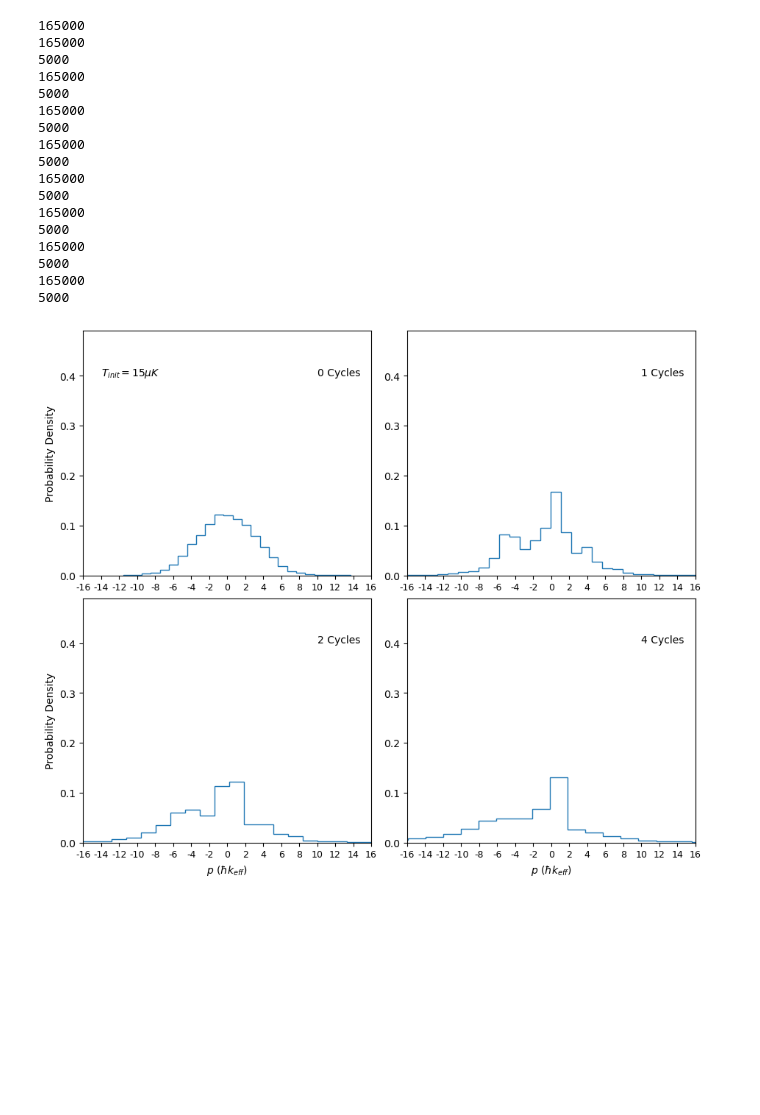
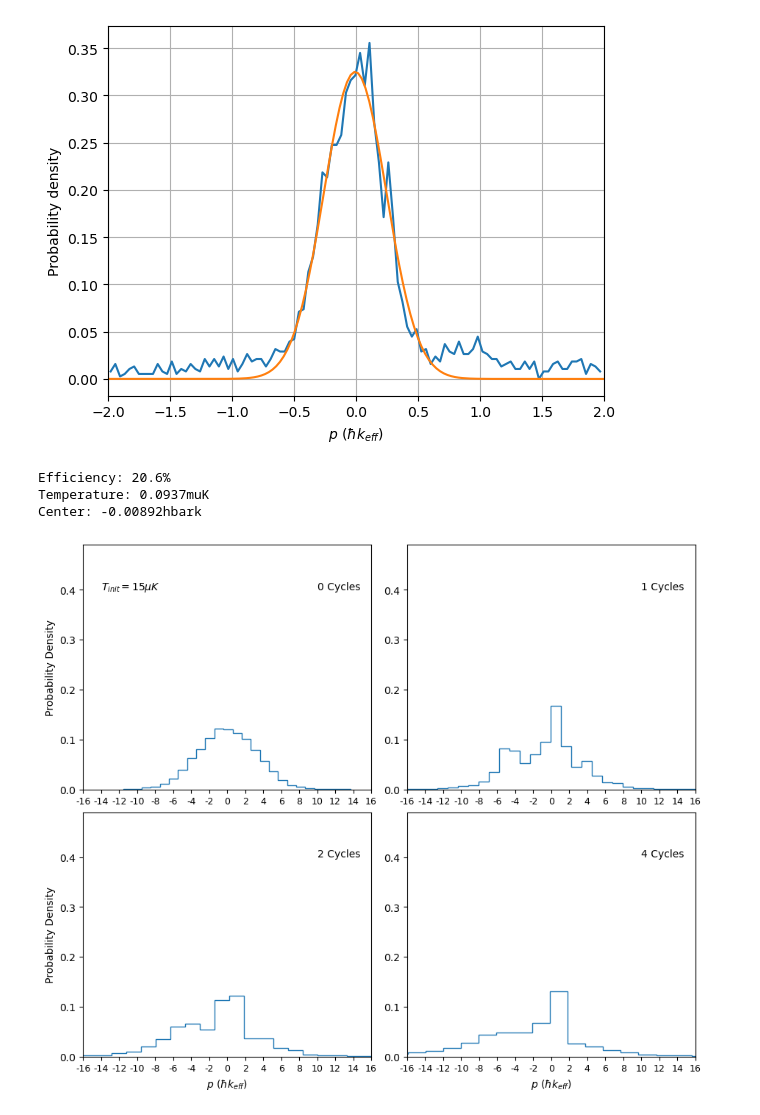
Before and after one commit to tr2g20/simulations, a Jupyter notebook: alg_cooling_2.ipynb, the cells around one changed output. Saved outputs shown, nothing was run; the diff lists cells and outputs as text; code cells hidden in the pictures; blank space fills up the shorter version.

```diff
--- a/alg_cooling_2.ipynb
+++ b/alg_cooling_2.ipynb
@@ -66,24 +88,14 @@ plot_coolingcycles_22(moms_list=moms_list, fracs_list=fracs_list, basis=basis, c
-# %%
-for mom in fracs_list:
-    print(len(mom))
-# %% [output]
-165000
-165000
-5000
-165000
-5000
-165000
-5000
-165000
-5000
-165000
-5000
-165000
-5000
-165000
-5000
-165000
-5000
+# %%
+amp, T, shift, _ = fit_gaussian(moms_list[-1], fracs=fracs_list[-1], lowlim=-2, highlim=2, nbins=2000, plot=True)
+
+print(f'Efficiency: {amp*100:.3g}%')
+print(f'Temperature: {T*1e6:.3g}muK')
+print(rf'Center: {shift:.3g}hbark')
+# %% [output]
+[figure, added]
+Efficiency: 20.6%
+Temperature: 0.0937muK
+Center: -0.00892hbark
 # %%
 fig1, axes = plt.subplots(2,2, figsize=(9, 7.5), layout= 'constrained')
 axes = axes.flatten()
```
Also changed, not shown: parts of 5 cells of this notebook, 8 other files.
